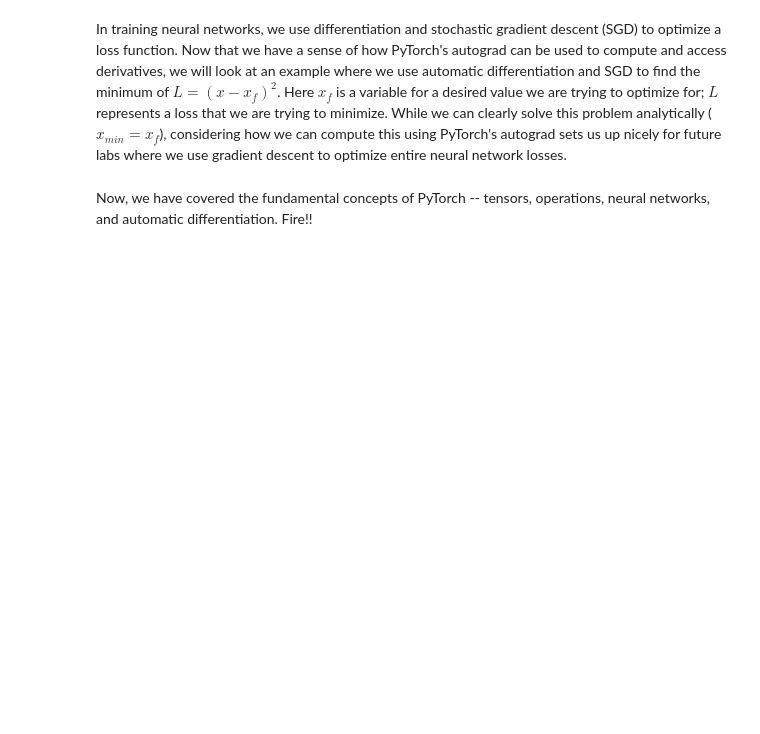
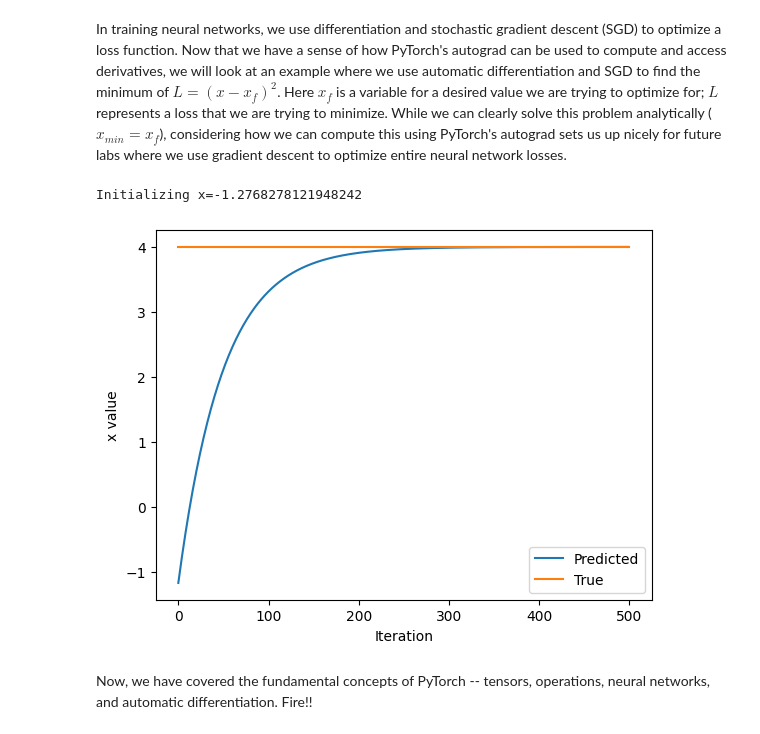
Before and after one commit to mimatador/aprendoruby, a Jupyter notebook: lab1/PT_Part1_Intro.ipynb, the cells around one changed output. Saved outputs shown, nothing was run; the diff lists cells and outputs as text; code cells hidden in the pictures; blank space fills up the shorter version.

```diff
--- a/lab1/PT_Part1_Intro.ipynb
+++ b/lab1/PT_Part1_Intro.ipynb
@@ -399,33 +436,36 @@ In training neural networks, we use differentiation and stochastic gradient desc
 x = torch.randn(1)
 print(f"Initializing x={x.item()}")
 
 learning_rate = 1e-2  # Learning rate
 history = []
 x_f = 4  # Target value
 
 
 # We will run gradient descent for a number of iterations. At each iteration, we compute the loss,
 #   compute the derivative of the loss with respect to x, and perform the update.
 for i in range(500):
     x = torch.tensor([x], requires_grad=True)
 
     # TODO: Compute the loss as the square of the difference between x and x_f
-    loss = # TODO
+    loss = torch.square( x - x_f)
 
     # Backpropagate through the loss to compute gradients
     loss.backward()
 
     # Update x with gradient descent
     x = x.item() - learning_rate * x.grad
 
     history.append(x.item())
 
 # Plot the evolution of x as we optimize toward x_f!
 plt.plot(history)
 plt.plot([0, 500], [x_f, x_f])
 plt.legend(('Predicted', 'True'))
 plt.xlabel('Iteration')
 plt.ylabel('x value')
 plt.show()
+# %% [output]
+Initializing x=-1.2768278121948242
+[figure, added]
 # %% [markdown]
 Now, we have covered the fundamental concepts of PyTorch -- tensors, operations, neural networks, and automatic differentiation. Fire!!
```
Also changed, not shown: parts of 12 cells of this notebook.
